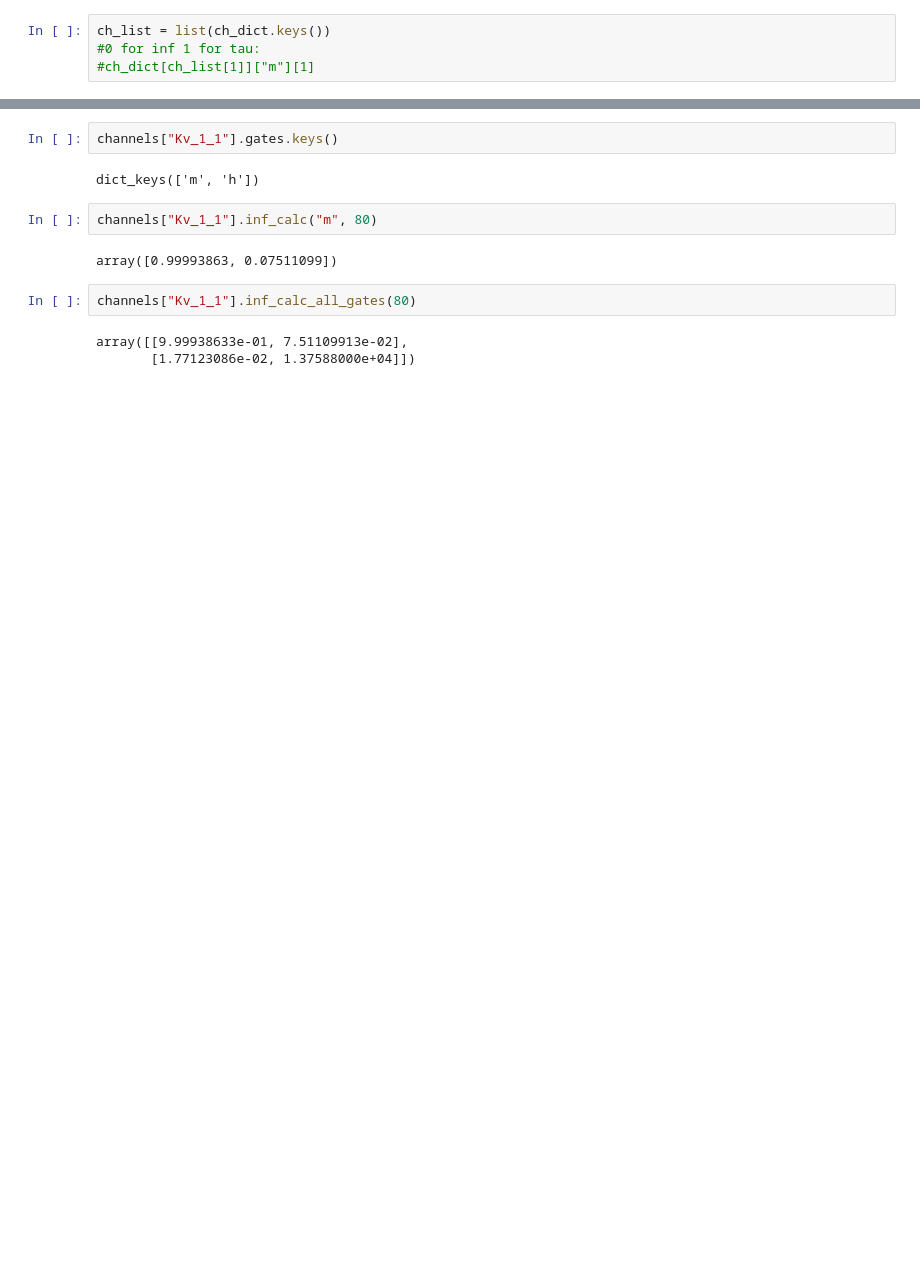
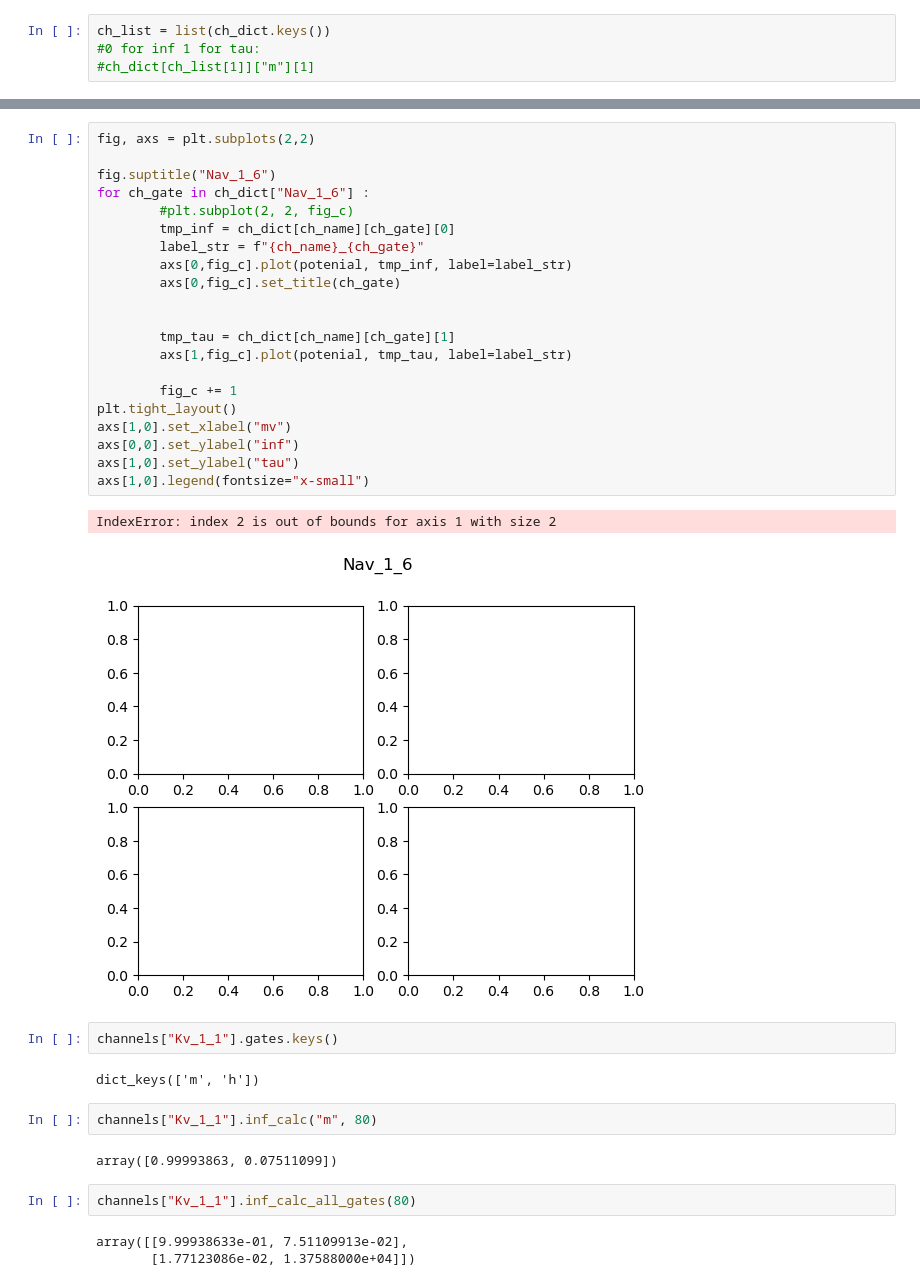
Before and after one commit to fergplace/renshaw_models, a Jupyter notebook: testing_notebook.ipynb, the cells around one changed output, grey strips where cells are left out. Cells and saved outputs as stored; diff of their text form; blank space fills up the shorter version.

```diff
--- a/testing_notebook.ipynb
+++ b/testing_notebook.ipynb
@@ -161,3 +165,27 @@ for ch_name in ch_list[i:end] :
+# %%
+fig, axs = plt.subplots(2,2)
+
+fig.suptitle("Nav_1_6")
+for ch_gate in ch_dict["Nav_1_6"] :
+        #plt.subplot(2, 2, fig_c)
+        tmp_inf = ch_dict[ch_name][ch_gate][0]
+        label_str = f"{ch_name}_{ch_gate}"
+        axs[0,fig_c].plot(potenial, tmp_inf, label=label_str)
+        axs[0,fig_c].set_title(ch_gate)
+
+
+        tmp_tau = ch_dict[ch_name][ch_gate][1]
+        axs[1,fig_c].plot(potenial, tmp_tau, label=label_str)
+
+        fig_c += 1
+plt.tight_layout()
+axs[1,0].set_xlabel("mv")
+axs[0,0].set_ylabel("inf")
+axs[1,0].set_ylabel("tau")
+axs[1,0].legend(fontsize="x-small")
+# %% [output]
+IndexError: index 2 is out of bounds for axis 1 with size 2
+[figure, added]
 # %%
 channels["Kv_1_1"].gates.keys()
 # %% [output]
```
Also changed, not shown: parts of 5 cells of this notebook, 1 other file.
